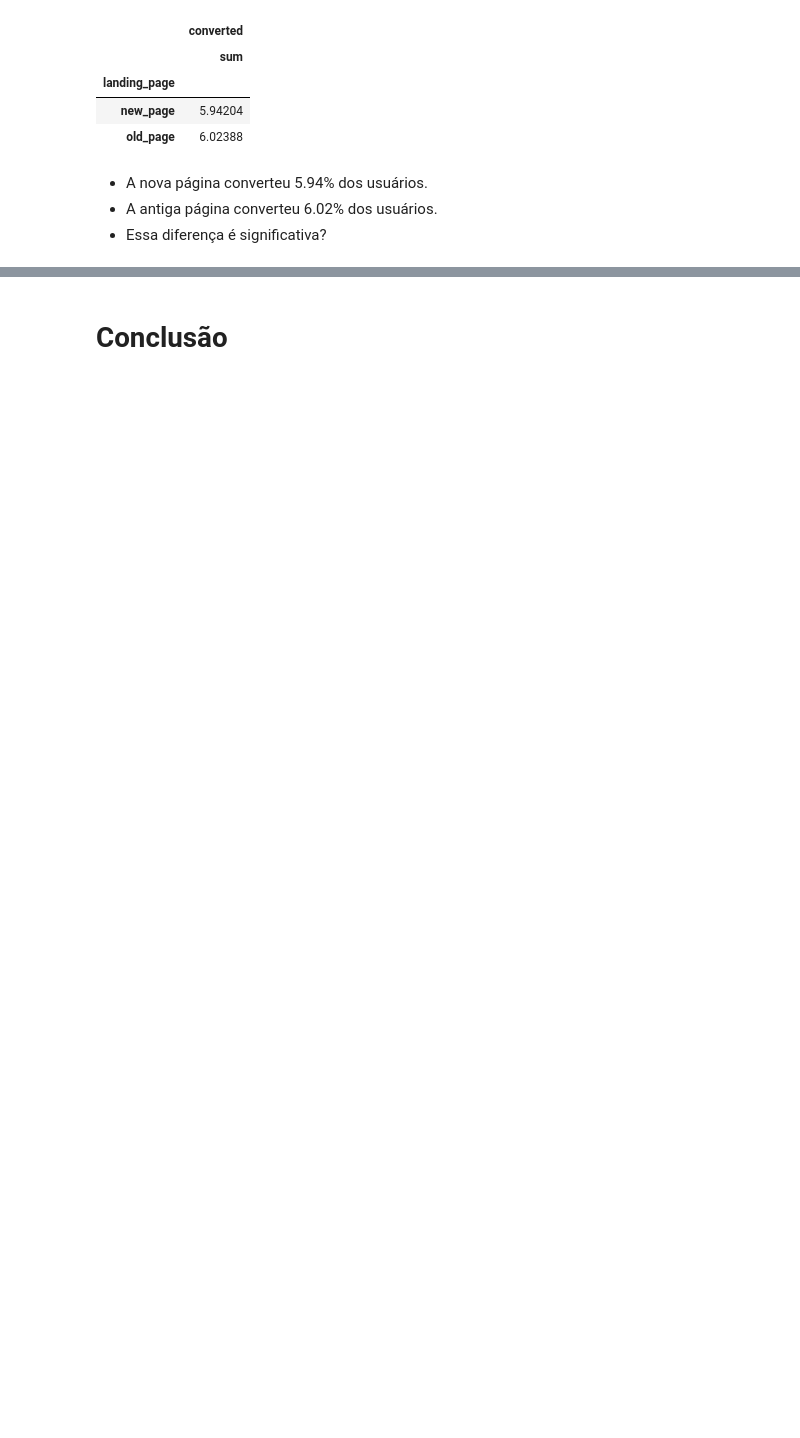
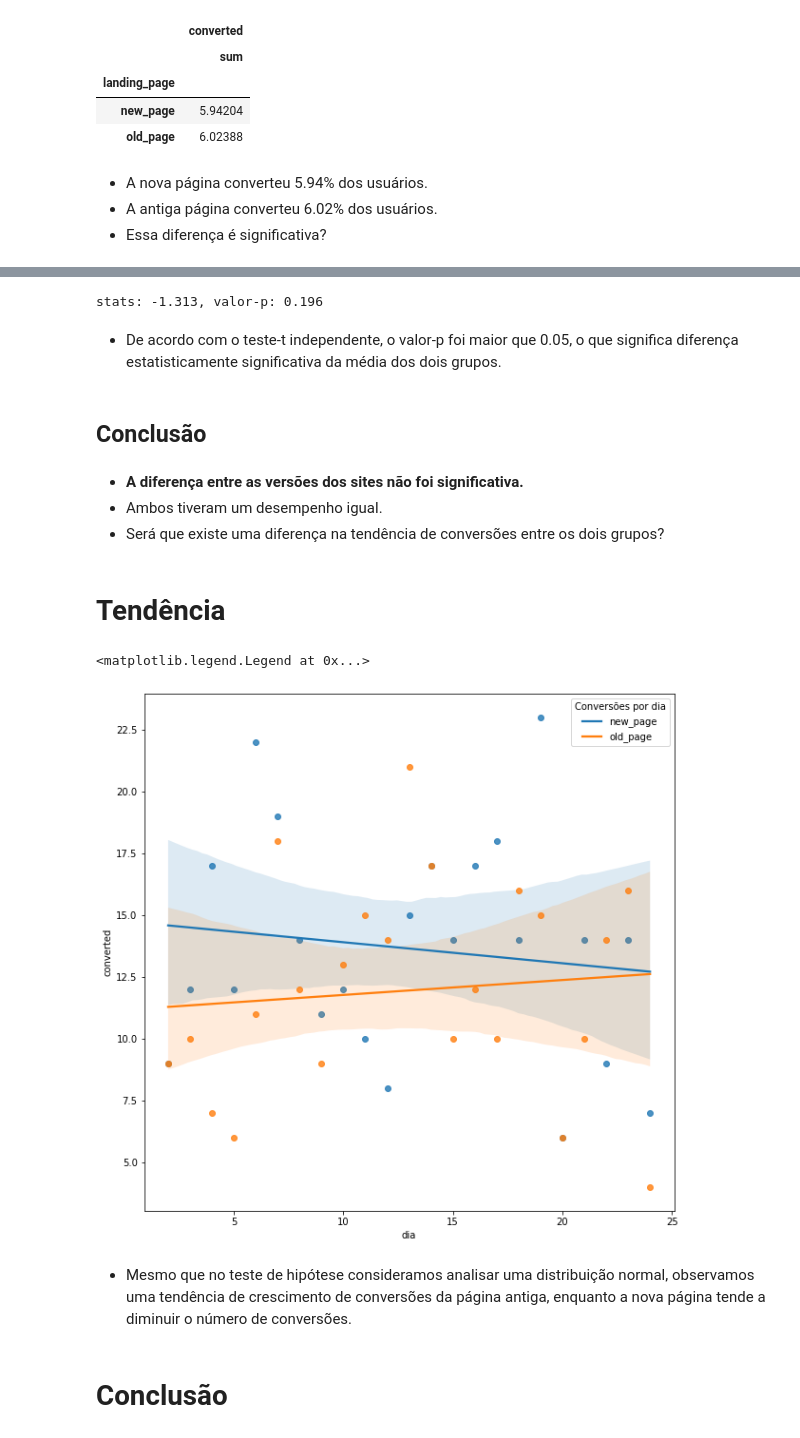
Before and after one commit to brenoakihiromorimoto/portf-lio, a Jupyter notebook: #7DaysOfCode/dia_6_Teste_AB_e_Teste_de_Hipótese.ipynb, the cells around one changed output, grey strips where cells are left out. Cells and saved outputs as stored; diff of their text form; code cells hidden in the pictures; blank space fills up the shorter version.

```diff
--- a/#7DaysOfCode/dia_6_Teste_AB_e_Teste_de_Hipótese.ipynb
+++ b/#7DaysOfCode/dia_6_Teste_AB_e_Teste_de_Hipótese.ipynb
@@ -119,2 +163,30 @@ stats: 10821919261.000, valor-p: 0.086
+# %%
+stats, p = ttest_ind(df_teste_ab_dia[df_teste_ab_dia['landing_page']=='old_page']['converted'],
+                     df_teste_ab_dia[df_teste_ab_dia['landing_page']=='new_page']['converted'], equal_var=True)
+print('stats: %.3f, valor-p: %.3f' % (stats, p))
+# %% [output]
+stats: -1.313, valor-p: 0.196
+# %% [markdown]
+* De acordo com o teste-t independente, o valor-p foi maior que 0.05, o que significa diferença estatisticamente significativa da média dos dois grupos.
+# %% [markdown]
+## Conclusão
+# %% [markdown]
+* **A diferença entre as versões dos sites não foi significativa.**
+* Ambos tiveram um desempenho igual.
+* Será que existe uma diferença na tendência de conversões entre os dois grupos?
+# %% [markdown]
+# Tendência
+# %%
+ax = plt.figure(figsize=(10,10))
+ax = sns.regplot(data=df_teste_ab_dia[df_teste_ab_dia['landing_page']=='new_page'].sort_values(by='dia'),
+                 x='dia', y='converted', label='new_page')
+ax = sns.regplot(data=df_teste_ab_dia[df_teste_ab_dia['landing_page']=='old_page'].sort_values(by='dia'),
+                 x='dia', y='converted', label='old_page')
+plt.legend(title = 'Conversões por dia', labels=['new_page', 'old_page'])
+# %% [output]
+<matplotlib.legend.Legend at 0x...>
+[figure, added]
+# %% [markdown]
+* Mesmo que no teste de hipótese consideramos analisar uma distribuição normal, observamos uma tendência de crescimento de conversões da página antiga, enquanto a nova página tende a diminuir o número de conversões.
 # %% [markdown]
 # Conclusão
```
Also changed, not shown: parts of 41 cells of this notebook.
